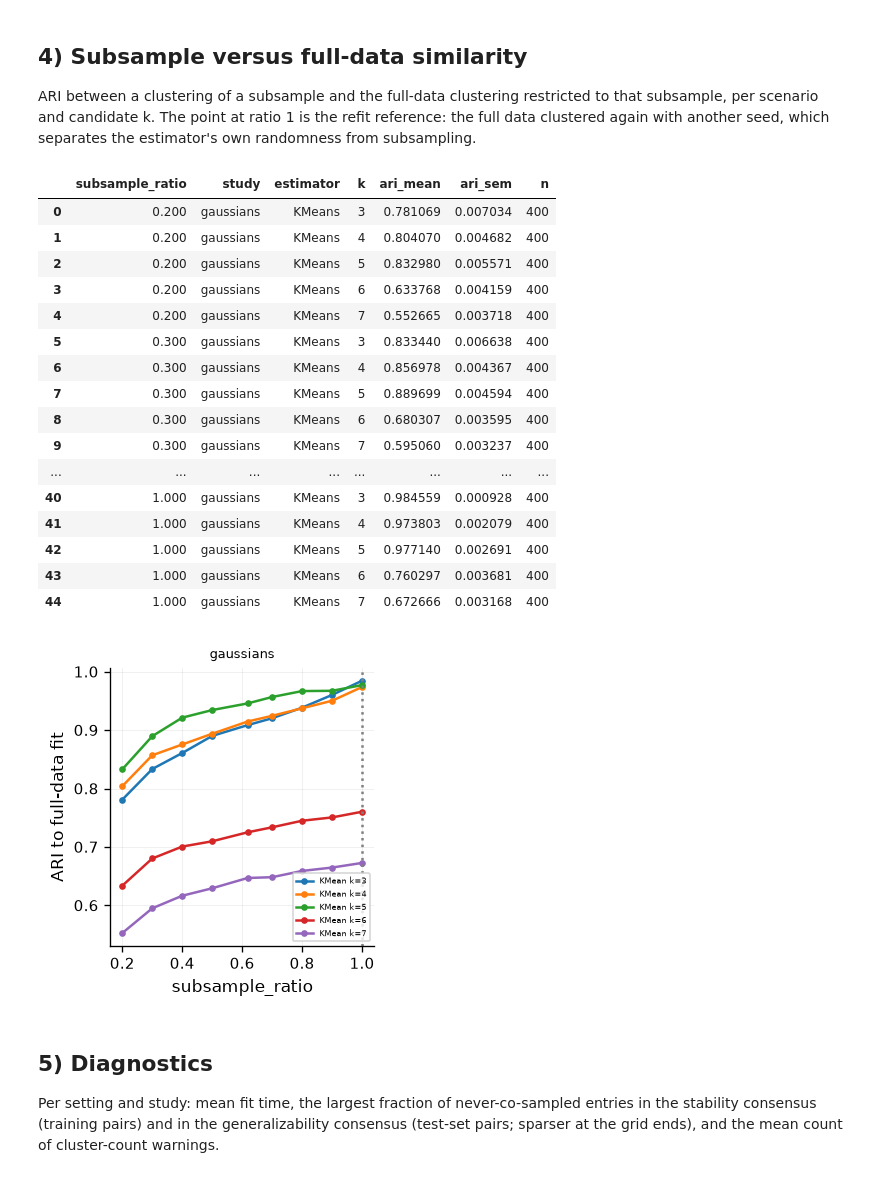
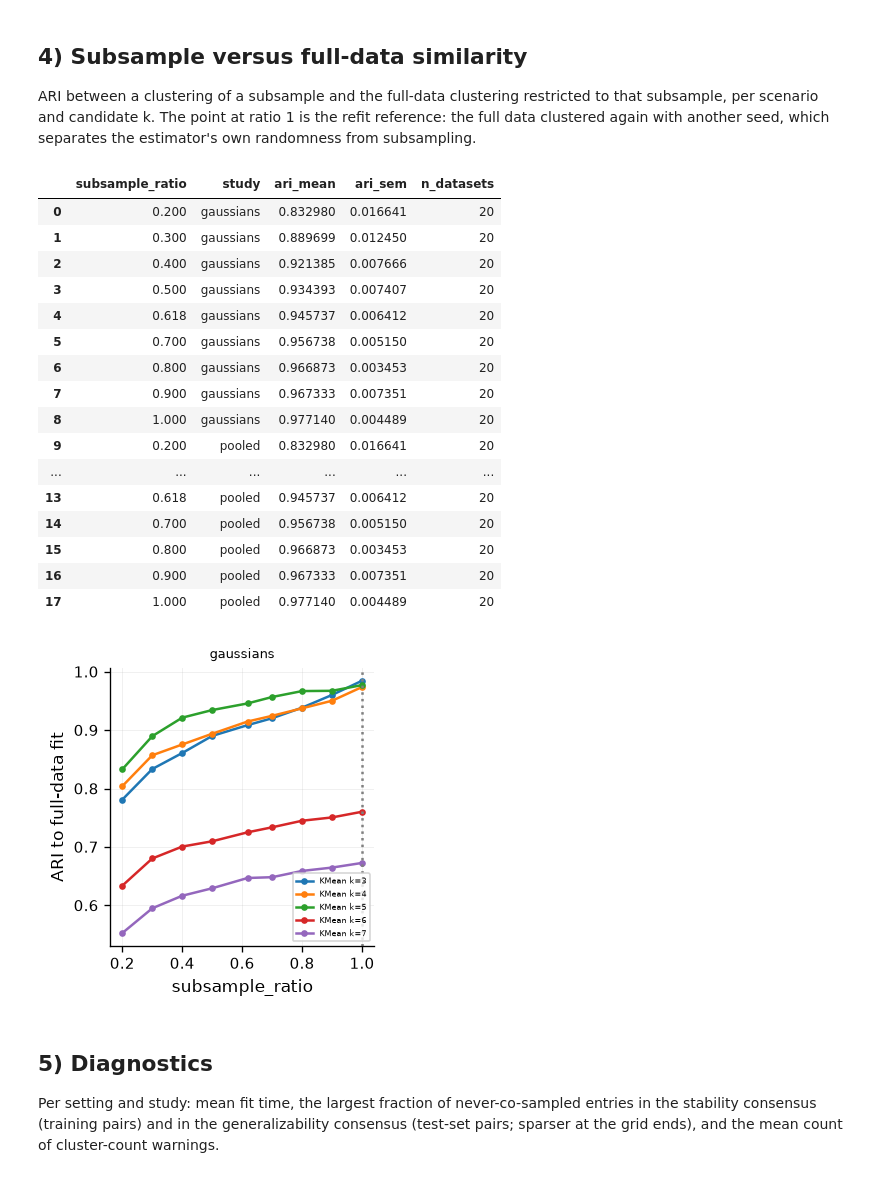
Before and after one commit to DataSlingers/CARVE, a Jupyter notebook: notebooks/Resampling_Ablation.ipynb, the cells around one changed output. Drawn from its saved outputs; the diff is of its cells as text; code cells hidden in the pictures.

```diff
--- a/notebooks/Resampling_Ablation.ipynb
+++ b/notebooks/Resampling_Ablation.ipynb
@@ -225,37 +233,37 @@ seed, which separates the estimator's own randomness from subsampling.
 # %%
 sim = similarity_summary(rho_view["similarity"])
 with theme_context():
     studies = list(ABLATION.scenarios)
     fig, axes = plt.subplots(1, len(studies), figsize=(3.0 * len(studies), 3.2), sharey=True, squeeze=False)
     axes = axes[0]
     for ax, name in zip(axes, studies):
         part = sim[sim["study"] == name]
         for (estimator, k), group in part.groupby(["estimator", "k"]):
             group = group.sort_values(RHO)
             ax.plot(group[RHO], group["ari_mean"], marker="o", markersize=3, label=f"{estimator[:5]} k={k}")
         ax.axvline(REFERENCE_RATIO, color="grey", linestyle=":")
         ax.set_title(name, fontsize=8); ax.set_xlabel(RHO)
     axes[0].set_ylabel("ARI to full-data fit"); axes[-1].legend(fontsize=5)
     fig.tight_layout()
-sim
+similarity_at_k_star(rho_view["similarity"], rho_view["datasets"])
 # %% [output]
-|  | subsample_ratio | study | estimator | k | ari_mean | ari_sem | n |
-| 0 | 0.200 | gaussians | KMeans | 3 | 0.781069 | 0.007034 | 400 |
-| 1 | 0.200 | gaussians | KMeans | 4 | 0.804070 | 0.004682 | 400 |
-| 2 | 0.200 | gaussians | KMeans | 5 | 0.832980 | 0.005571 | 400 |
-| 3 | 0.200 | gaussians | KMeans | 6 | 0.633768 | 0.004159 | 400 |
-| 4 | 0.200 | gaussians | KMeans | 7 | 0.552665 | 0.003718 | 400 |
-| 5 | 0.300 | gaussians | KMeans | 3 | 0.833440 | 0.006638 | 400 |
-| 6 | 0.300 | gaussians | KMeans | 4 | 0.856978 | 0.004367 | 400 |
-| 7 | 0.300 | gaussians | KMeans | 5 | 0.889699 | 0.004594 | 400 |
-| 8 | 0.300 | gaussians | KMeans | 6 | 0.680307 | 0.003595 | 400 |
-| 9 | 0.300 | gaussians | KMeans | 7 | 0.595060 | 0.003237 | 400 |
-| ... | ... | ... | ... | ... | ... | ... | ... |
-| 40 | 1.000 | gaussians | KMeans | 3 | 0.984559 | 0.000928 | 400 |
-| 41 | 1.000 | gaussians | KMeans | 4 | 0.973803 | 0.002079 | 400 |
-| 42 | 1.000 | gaussians | KMeans | 5 | 0.977140 | 0.002691 | 400 |
-| 43 | 1.000 | gaussians | KMeans | 6 | 0.760297 | 0.003681 | 400 |
-| 44 | 1.000 | gaussians | KMeans | 7 | 0.672666 | 0.003168 | 400 |
+|  | subsample_ratio | study | ari_mean | ari_sem | n_datasets |
+| 0 | 0.200 | gaussians | 0.832980 | 0.016641 | 20 |
+| 1 | 0.300 | gaussians | 0.889699 | 0.012450 | 20 |
+| 2 | 0.400 | gaussians | 0.921385 | 0.007666 | 20 |
+| 3 | 0.500 | gaussians | 0.934393 | 0.007407 | 20 |
+| 4 | 0.618 | gaussians | 0.945737 | 0.006412 | 20 |
+| 5 | 0.700 | gaussians | 0.956738 | 0.005150 | 20 |
+| 6 | 0.800 | gaussians | 0.966873 | 0.003453 | 20 |
+| 7 | 0.900 | gaussians | 0.967333 | 0.007351 | 20 |
+| 8 | 1.000 | gaussians | 0.977140 | 0.004489 | 20 |
+| 9 | 0.200 | pooled | 0.832980 | 0.016641 | 20 |
+| ... | ... | ... | ... | ... | ... |
+| 13 | 0.618 | pooled | 0.945737 | 0.006412 | 20 |
+| 14 | 0.700 | pooled | 0.956738 | 0.005150 | 20 |
+| 15 | 0.800 | pooled | 0.966873 | 0.003453 | 20 |
+| 16 | 0.900 | pooled | 0.967333 | 0.007351 | 20 |
+| 17 | 1.000 | pooled | 0.977140 | 0.004489 | 20 |
 [figure]
 # %% [markdown]
 ## 5) Diagnostics
```
Also changed, not shown: parts of 6 cells of this notebook, 7 other files.
